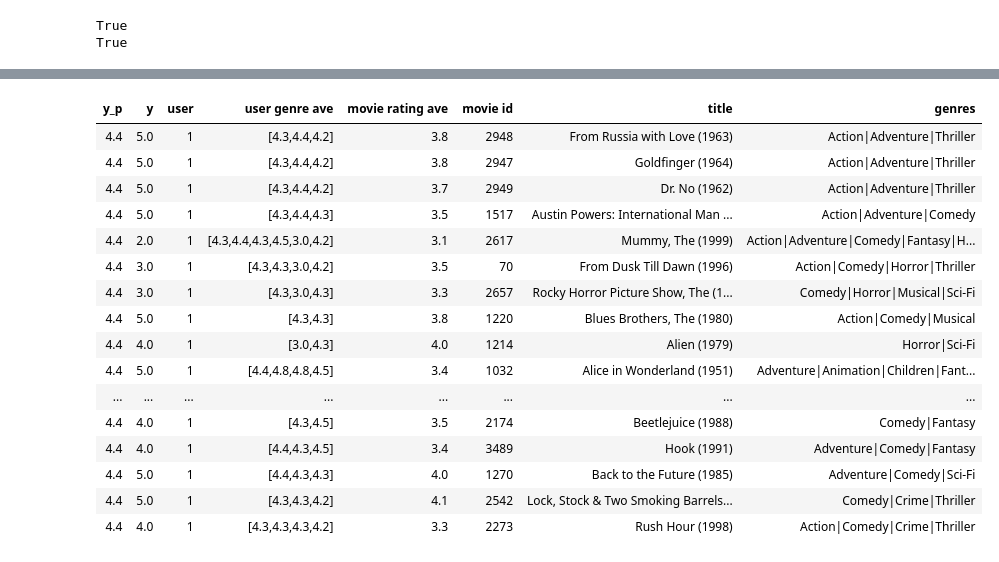
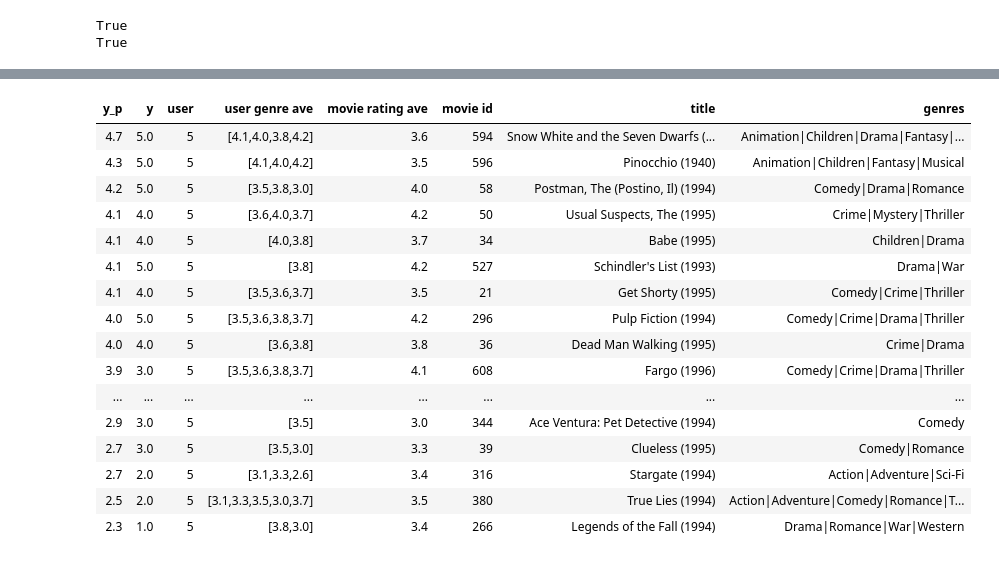
Before and after one commit to sewarslan/final_project, a Jupyter notebook: movie_recommender/model_testing.ipynb, the cells around one changed output, grey strips where cells are left out. Saved outputs shown, nothing was run; the diff lists cells and outputs as text; code cells hidden in the pictures.

```diff
--- a/movie_recommender/model_testing.ipynb
+++ b/movie_recommender/model_testing.ipynb
@@ -27,7 +23,7 @@ print(umr_dict)
 # %%
 movie_dict = defaultdict(dict)
 count = 0
-with open('csv/movie_list.csv', newline='') as csvfile:
+with open('csv/small/movie_list.csv', newline='',encoding="utf8") as csvfile:
         reader = csv.reader(csvfile, delimiter=',', quotechar='"')
         for line in reader:
             if count == 0:
@@ -49,24 +45,24 @@ y_train shape:(55658, 1)
 # %%
 # scale training data
-unscaled_train_item = x_train_item
-unscaled_train_user = x_train_user
-y_train_unscaled    = y_train
+unscaled_train_item = x_item
+unscaled_train_user = x_user
+y_train_unscaled    = y
 
 scalerItem = StandardScaler()#scalerItem = StandardScaler()
-scalerItem.fit(x_train_item)#scalerItem.fit(item_train)
-x_train_item = scalerItem.transform(x_train_item)#item_train = scalerItem.transform(item_train)
+scalerItem.fit(x_item)#scalerItem.fit(item_train)
+x_item = scalerItem.transform(x_item)#item_train = scalerItem.transform(item_train)
 
 scalerUser = StandardScaler()#scalerUser = StandardScaler()
-scalerUser.fit(x_train_user)#scalerUser.fit(user_train)
-x_train_user = scalerUser.transform(x_train_user)#user_train = scalerUser.transform(user_train)
+scalerUser.fit(x_user)#scalerUser.fit(user_train)
+x_user = scalerUser.transform(x_user)#user_train = scalerUser.transform(user_train)
 
 scalerTarget = MinMaxScaler((-1, 1))#scalerTarget = MinMaxScaler((-1, 1))
-scalerTarget.fit(y_train.values.reshape(-1, 1))#scalerTarget.fit(y_train.reshape(-1, 1))
-y_train = scalerTarget.transform(y_train.values.reshape(-1, 1))#y_train = scalerTarget.transform(y_train.reshape(-1, 1))
+scalerTarget.fit(y.values.reshape(-1, 1))#scalerTarget.fit(y_train.reshape(-1, 1))
+y_train = scalerTarget.transform(y.values.reshape(-1, 1))#y_train = scalerTarget.transform(y_train.reshape(-1, 1))
 #ynorm_test = scalerTarget.transform(y_test.reshape(-1, 1))
 
-print(np.allclose(unscaled_train_item, scalerItem.inverse_transform(x_train_item)))
-print(np.allclose(unscaled_train_user, scalerUser.inverse_transform(x_train_user)))
+print(np.allclose(unscaled_train_item, scalerItem.inverse_transform(x_item)))
+print(np.allclose(unscaled_train_user, scalerUser.inverse_transform(x_user)))
 # %% [output]
 True
 True
@@ -91,6 +87,6 @@ ivs = 3  # item genre vector start
 u_s = 3  # start of columns to use in training, user
 i_s = 1  # start of columns to use in training, items
 # %%
-with open('deneme_model.pickle', 'rb') as f:
+with open('nn_model_23_05.pickle', 'rb') as f:
     model = pickle.load(f)
 # %%
@@ -124,7 +117,7 @@ user_vec = np.array([[new_user_id, new_rating_count, new_rating_ave,
                       new_drama, new_fantasy, new_horror, new_mystery,
                       new_romance, new_scifi, new_thriller]])
 # %%
-item_vecs = genfromtxt('./csv/item_vecs.csv', delimiter=',')
+item_vecs = genfromtxt('item_vecs.csv', delimiter=',')
 # %%
 # generate and replicate the user vector to match the number movies in the data set.
 user_vecs = gen_user_vecs(user_vec,len(item_vecs))
@@ -167,5 +160,5 @@ print_pred_movies(sorted_ypu, sorted_items, movie_dict, maxcount = 20)
 # %%
-uid = 1
+uid = 5
 # form a set of user vectors. This is the same vector, transformed and repeated.
 user_vecs, y_vecs = get_user_vecs(uid, unscaled_train_user.to_numpy(), item_vecs, umr_dict)
 
@@ -193,17 +186,17 @@ print_existing_user(sorted_ypu, sorted_y.reshape(-1,1), sorted_user, sorted_item
 | y_p | y | user | user genre ave | movie rating ave | movie id | title | genres |
-| 4.4 | 5.0 | 1 | [4.3,4.4,4.2] | 3.8 | 2948 | From Russia with Love (1963) | Action|Adventure|Thriller |
-| 4.4 | 5.0 | 1 | [4.3,4.4,4.2] | 3.8 | 2947 | Goldfinger (1964) | Action|Adventure|Thriller |
-| 4.4 | 5.0 | 1 | [4.3,4.4,4.2] | 3.7 | 2949 | Dr. No (1962) | Action|Adventure|Thriller |
-| 4.4 | 5.0 | 1 | [4.3,4.4,4.3] | 3.5 | 1517 | Austin Powers: International Man ... | Action|Adventure|Comedy |
-| 4.4 | 2.0 | 1 | [4.3,4.4,4.3,4.5,3.0,4.2] | 3.1 | 2617 | Mummy, The (1999) | Action|Adventure|Comedy|Fantasy|H... |
-| 4.4 | 3.0 | 1 | [4.3,4.3,3.0,4.2] | 3.5 | 70 | From Dusk Till Dawn (1996) | Action|Comedy|Horror|Thriller |
-| 4.4 | 3.0 | 1 | [4.3,3.0,4.3] | 3.3 | 2657 | Rocky Horror Picture Show, The (1... | Comedy|Horror|Musical|Sci-Fi |
-| 4.4 | 5.0 | 1 | [4.3,4.3] | 3.8 | 1220 | Blues Brothers, The (1980) | Action|Comedy|Musical |
-| 4.4 | 4.0 | 1 | [3.0,4.3] | 4.0 | 1214 | Alien (1979) | Horror|Sci-Fi |
-| 4.4 | 5.0 | 1 | [4.4,4.8,4.8,4.5] | 3.4 | 1032 | Alice in Wonderland (1951) | Adventure|Animation|Children|Fant... |
+| 4.7 | 5.0 | 5 | [4.1,4.0,3.8,4.2] | 3.6 | 594 | Snow White and the Seven Dwarfs (... | Animation|Children|Drama|Fantasy|... |
+| 4.3 | 5.0 | 5 | [4.1,4.0,4.2] | 3.5 | 596 | Pinocchio (1940) | Animation|Children|Fantasy|Musical |
+| 4.2 | 5.0 | 5 | [3.5,3.8,3.0] | 4.0 | 58 | Postman, The (Postino, Il) (1994) | Comedy|Drama|Romance |
+| 4.1 | 4.0 | 5 | [3.6,4.0,3.7] | 4.2 | 50 | Usual Suspects, The (1995) | Crime|Mystery|Thriller |
+| 4.1 | 4.0 | 5 | [4.0,3.8] | 3.7 | 34 | Babe (1995) | Children|Drama |
+| 4.1 | 5.0 | 5 | [3.8] | 4.2 | 527 | Schindler's List (1993) | Drama|War |
+| 4.1 | 4.0 | 5 | [3.5,3.6,3.7] | 3.5 | 21 | Get Shorty (1995) | Comedy|Crime|Thriller |
+| 4.0 | 5.0 | 5 | [3.5,3.6,3.8,3.7] | 4.2 | 296 | Pulp Fiction (1994) | Comedy|Crime|Drama|Thriller |
+| 4.0 | 4.0 | 5 | [3.6,3.8] | 3.8 | 36 | Dead Man Walking (1995) | Crime|Drama |
+| 3.9 | 3.0 | 5 | [3.5,3.6,3.8,3.7] | 4.1 | 608 | Fargo (1996) | Comedy|Crime|Drama|Thriller |
 | ... | ... | ... | ... | ... | ... | ... | ... |
-| 4.4 | 4.0 | 1 | [4.3,4.5] | 3.5 | 2174 | Beetlejuice (1988) | Comedy|Fantasy |
-| 4.4 | 4.0 | 1 | [4.4,4.3,4.5] | 3.4 | 3489 | Hook (1991) | Adventure|Comedy|Fantasy |
-| 4.4 | 5.0 | 1 | [4.4,4.3,4.3] | 4.0 | 1270 | Back to the Future (1985) | Adventure|Comedy|Sci-Fi |
-| 4.4 | 5.0 | 1 | [4.3,4.3,4.2] | 4.1 | 2542 | Lock, Stock & Two Smoking Barrels... | Comedy|Crime|Thriller |
-| 4.4 | 4.0 | 1 | [4.3,4.3,4.3,4.2] | 3.3 | 2273 | Rush Hour (1998) | Action|Comedy|Crime|Thriller |
+| 2.9 | 3.0 | 5 | [3.5] | 3.0 | 344 | Ace Ventura: Pet Detective (1994) | Comedy |
+| 2.7 | 3.0 | 5 | [3.5,3.0] | 3.3 | 39 | Clueless (1995) | Comedy|Romance |
+| 2.7 | 2.0 | 5 | [3.1,3.3,2.6] | 3.4 | 316 | Stargate (1994) | Action|Adventure|Sci-Fi |
+| 2.5 | 2.0 | 5 | [3.1,3.3,3.5,3.0,3.7] | 3.5 | 380 | True Lies (1994) | Action|Adventure|Comedy|Romance|T... |
+| 2.3 | 1.0 | 5 | [3.8,3.0] | 3.4 | 266 | Legends of the Fall (1994) | Drama|Romance|War|Western |
```
Also changed, not shown: parts of 7 cells of this notebook, 13 other files.
